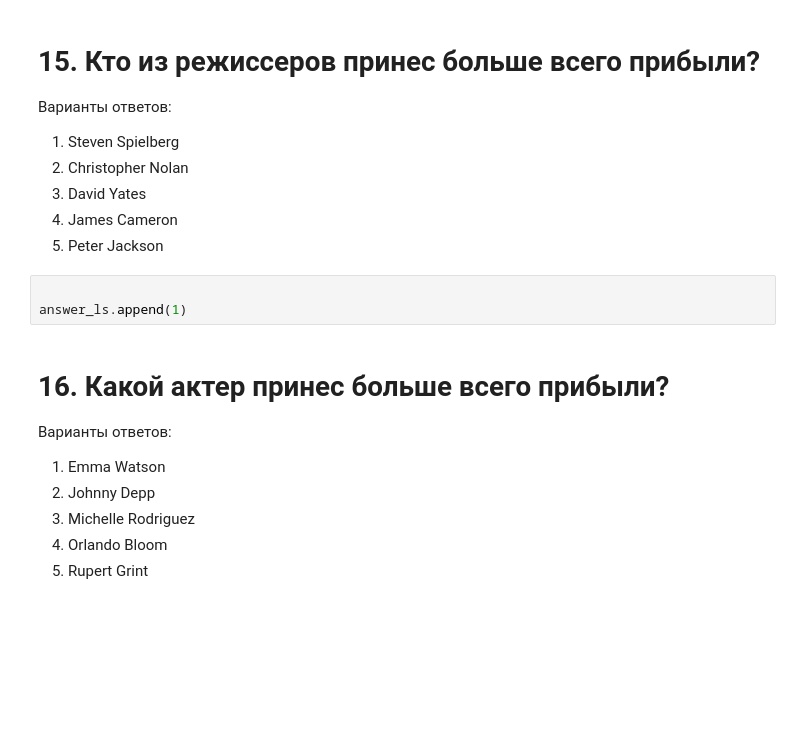
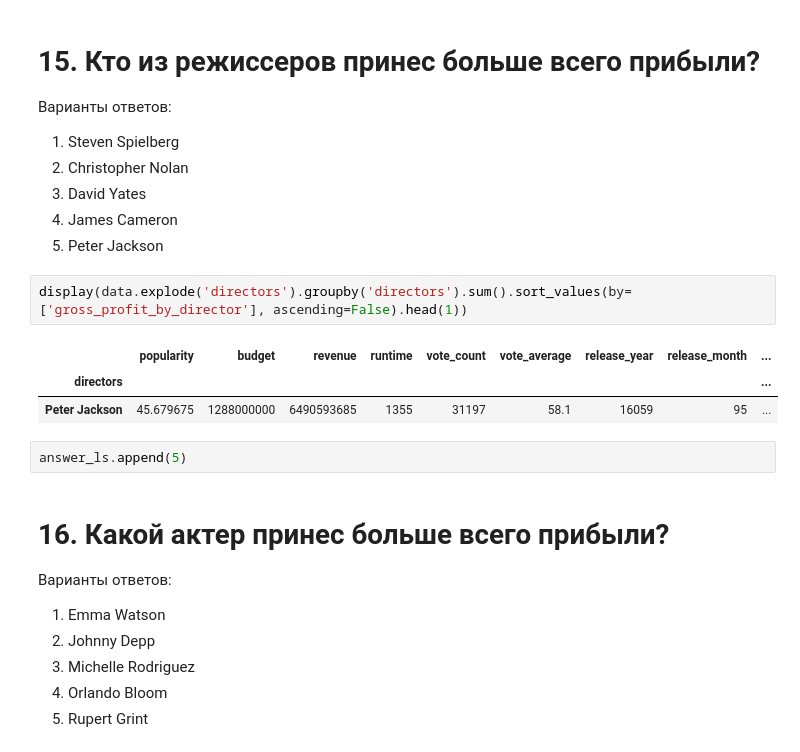
Before and after one commit to maverick-skillfactory/dst-15, a Jupyter notebook: module_1/quiz.ipynb, the cells around one changed output. Cells and saved outputs as stored; diff of their text form; blank space fills up the shorter version.

```diff
--- a/module_1/quiz.ipynb
+++ b/module_1/quiz.ipynb
@@ -178,9 +286,14 @@ answer_ls.append(1)
 3. David Yates
 4. James Cameron
 5. Peter Jackson
-# %%
-
-answer_ls.append(1)
+# %%
+display(data.explode('directors').groupby('directors').sum().sort_values(by=['gross_profit_by_director'], ascending=False).head(1))
+# %% [output]
+|  | popularity | budget | revenue | runtime | vote_count | vote_average | release_year | release_month | ... |
+| directors |  |  |  |  |  |  |  |  | ... |
+| Peter Jackson | 45.679675 | 1288000000 | 6490593685 | 1355 | 31197 | 58.1 | 16059 | 95 | ... |
+# %%
+answer_ls.append(5)
 # %% [markdown]
 # 16. Какой актер принес больше всего прибыли?
 Варианты ответов:
```
Also changed, not shown: parts of 70 cells of this notebook.
